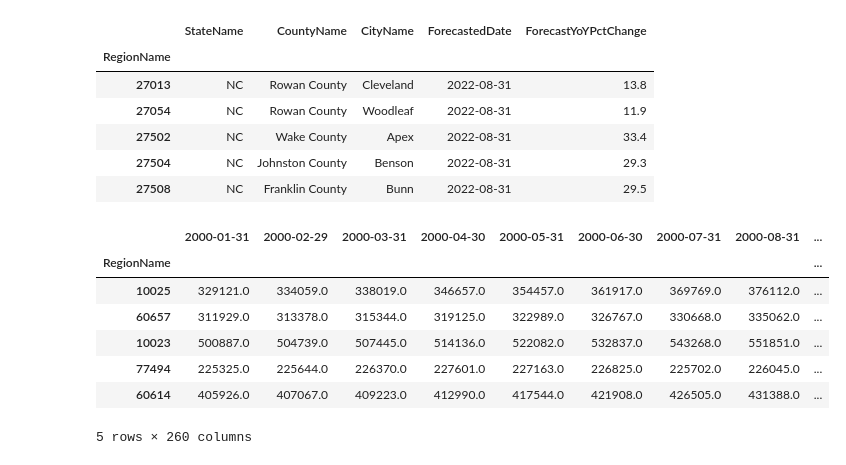
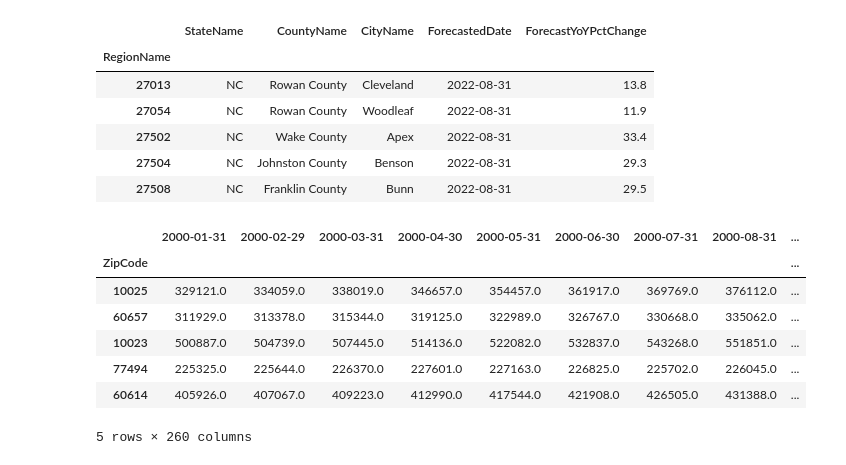
Before and after one commit to ccaldarella99/sinking_real_estate_data, a Jupyter notebook: code/zillow_EDA.ipynb, the cells around one changed output. Drawn from its saved outputs; the diff is of its cells as text; code cells hidden in the pictures.

```diff
--- a/code/zillow_EDA.ipynb
+++ b/code/zillow_EDA.ipynb
@@ -97,11 +100,11 @@ Atlanta, GA            GA     2022-08-31                  16.8
 # %%
 zipCode_ZillowHomeValueIndex_smoothed_seasonalAdjusted = pd.read_csv(zillow_path_and_file[4])
 
-zhvi_met_smooth = zipCode_ZillowHomeValueIndex_smoothed_seasonalAdjusted.set_index('RegionName').iloc[:,8:]
-zhvi_met_smooth.head()
+zhvi_met_smooth_zip = zipCode_ZillowHomeValueIndex_smoothed_seasonalAdjusted.rename(columns={'RegionName': 'ZipCode'}).set_index('ZipCode').iloc[:,8:]
+zhvi_met_smooth_zip.head()
 # %% [output]
 |  | 2000-01-31 | 2000-02-29 | 2000-03-31 | 2000-04-30 | 2000-05-31 | 2000-06-30 | 2000-07-31 | 2000-08-31 | ... |
-| RegionName |  |  |  |  |  |  |  |  | ... |
+| ZipCode |  |  |  |  |  |  |  |  | ... |
 | 10025 | 329121.0 | 334059.0 | 338019.0 | 346657.0 | 354457.0 | 361917.0 | 369769.0 | 376112.0 | ... |
 | 60657 | 311929.0 | 313378.0 | 315344.0 | 319125.0 | 322989.0 | 326767.0 | 330668.0 | 335062.0 | ... |
 | 10023 | 500887.0 | 504739.0 | 507445.0 | 514136.0 | 522082.0 | 532837.0 | 543268.0 | 551851.0 | ... |
```
Also changed, not shown: parts of 3 cells of this notebook.
